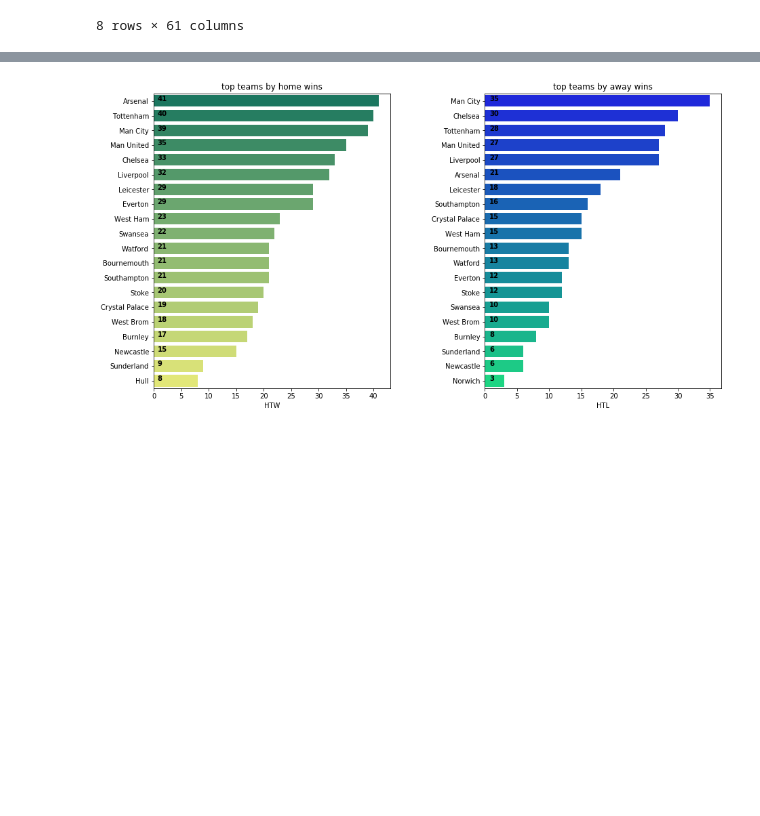
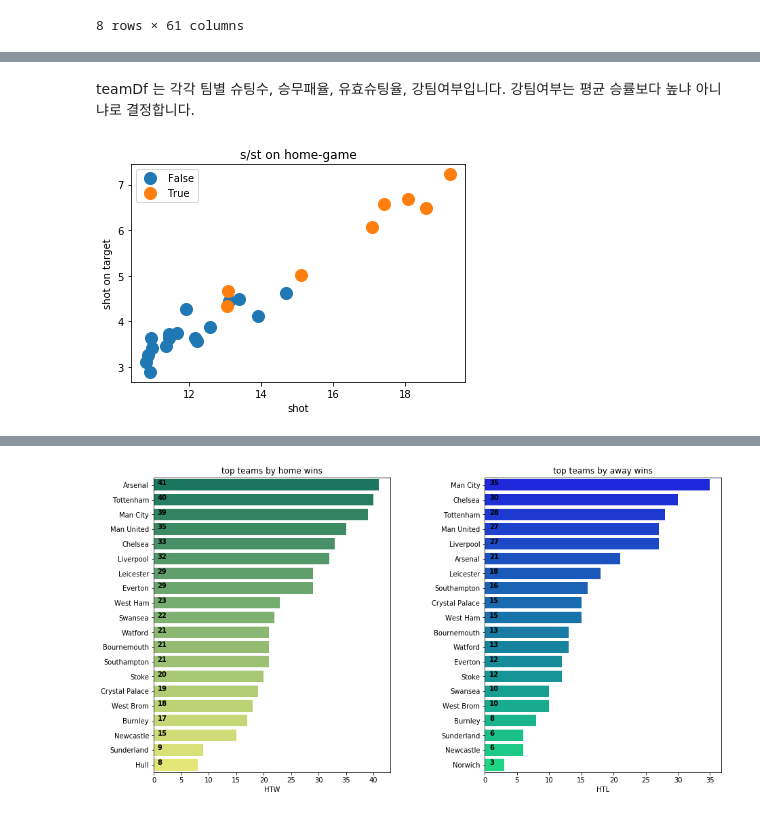
Before and after one commit to sunghoonhong/foot-ball-analysis, a Jupyter notebook: Untitled1.ipynb, the cells around one changed output, grey strips where cells are left out. Cells and saved outputs as stored; diff of their text form; code cells hidden in the pictures; blank space fills up the shorter version.

Commit message:
Home/Away - W/D/L

```diff
--- a/Untitled1.ipynb
+++ b/Untitled1.ipynb
@@ -27,11 +27,10 @@ df.describe()
 | max | 7.000000 | 7.000000 | 4.000000 | 4.000000 | 37.000000 | 30.000000 | 17.000000 | 15.000000 | 24.000000 | 26.000000 | ... | ... |
 8 rows × 61 columns
 # %%
-group = df[['HomeTeam','HS','HST','HTW']].groupby(df['HomeTeam'])
-shotDfHome = group.mean().reset_index()
-shotDfHome["HSAcc"] = shotDfHome['HST'] / shotDfHome['HS']
-shotDfHome["Strong"] = shotDfHome['HTW'] >= 0.5
-shotDfHome = shotDfHome.sort_values(by="HTW",ascending=False)
-sns.lmplot(x="HS", y="HST", data=shotDfHome, hue='Strong',markers=["x", "o"])
-plt.show()
+group = df[['HomeTeam','HS','HST','HTW','HTD','HTL']].groupby(df['HomeTeam'])
+teamDfHome = group.mean().reset_index()
+teamDfHome["HSAcc"] = teamDfHome['HST'] / teamDfHome['HS']
+teamDfHome["Strong"] = teamDfHome['HTW'] >= 0.453509
+
+teamDfHome.head()
 # %% [output]
@@ -48,0 +43,9 @@ plt.show()
+# %%
+group = df[['AwayTeam','AS','AST','HTW','HTD','HTL']].groupby(df['AwayTeam'])
+teamDfAway = group.mean().reset_index()
+teamDfAway.columns = ['AwayTeam','AS','AST','ATL','ATD','ATW']
+teamDfAway = teamDfAway[['AwayTeam','AS','AST','ATW','ATD','ATL']]
+teamDfAway["ASAcc"] = teamDfAway['AST'] / teamDfAway['AS']
+teamDfAway["Strong"] = teamDfAway['ATW'] >= 0.292105
+
+teamDfAway.head()
@@ -48,0 +59,18 @@ plt.show()
+# %% [markdown]
+teamDf 는 각각 팀별 슈팅수, 승무패율, 유효슈팅율, 강팀여부입니다.
+강팀여부는 평균 승률보다 높냐 아니냐로 결정합니다.
+# %%
+groups = teamDfHome.groupby('Strong')
+
+fig, ax = plt.subplots()
+ax.margins(0.05)
+for name, group in groups:
+    ax.plot(group.HS, group.HST, marker='o', linestyle='', ms=12, label=name)
+ax.legend()
+
+plt.title("s/st on home-game")
+plt.ylabel('shot on target')
+plt.xlabel('shot')
+plt.show()
+# %% [output]
+[figure, added]
```
Also changed, not shown: parts of 8 cells of this notebook.
